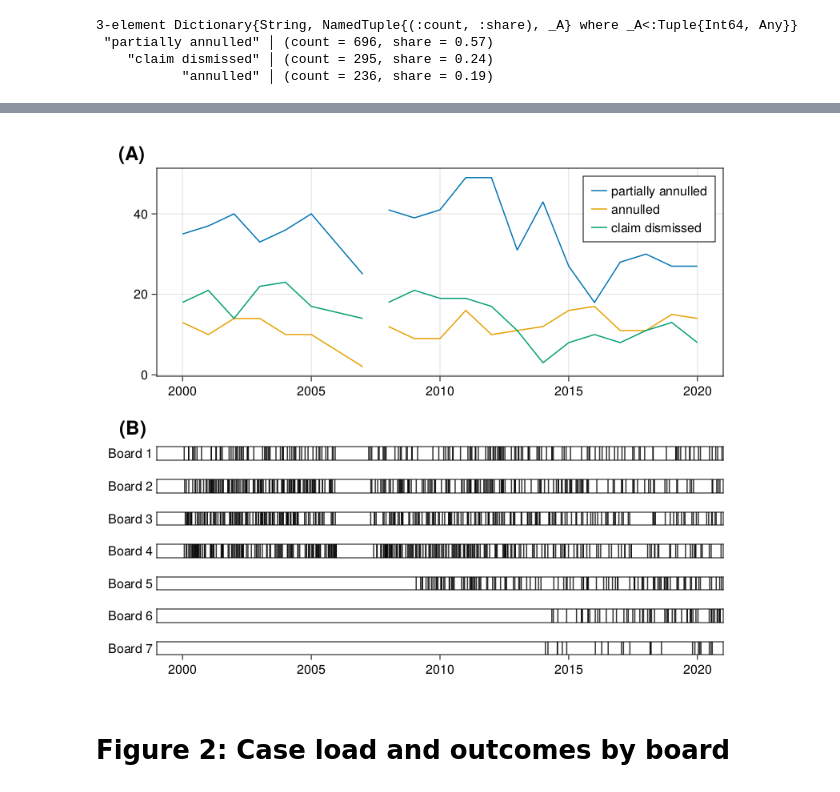
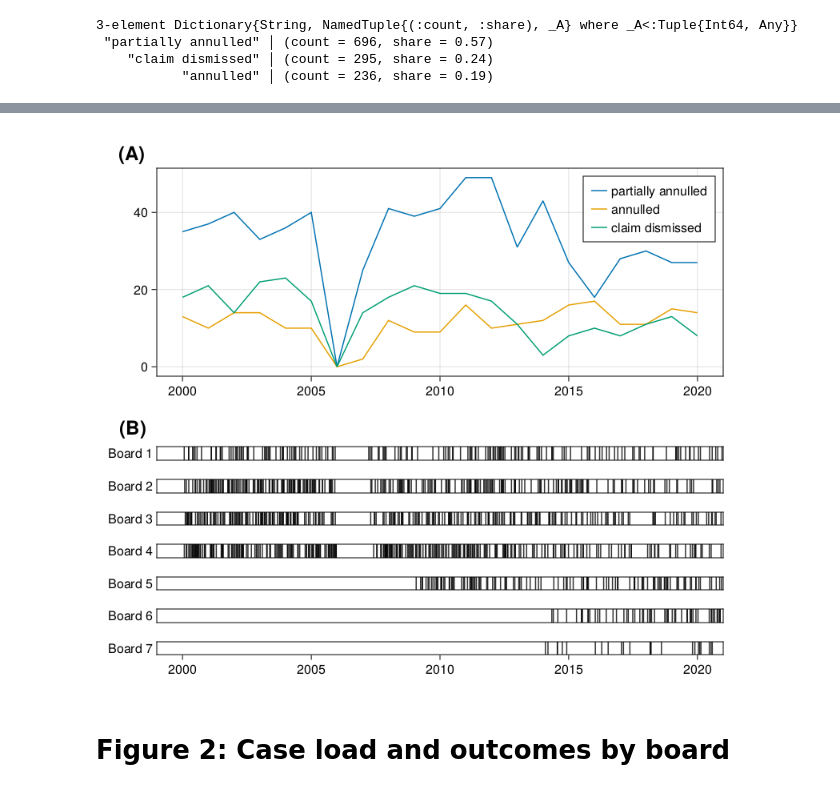
Before and after one commit to jfb-h/unified-judicial-decisions-analysis, a Jupyter notebook: scripts/final-results/descriptive-results.ipynb, the cells around one changed output, grey strips where cells are left out. Drawn from its saved outputs; the diff is of its cells as text; code cells hidden in the pictures.

```diff
--- a/scripts/final-results/descriptive-results.ipynb
+++ b/scripts/final-results/descriptive-results.ipynb
@@ -56,0 +53,4 @@ plot_dates! (generic function with 2 methods)
+# %%
+using Dates
+d = map(length, group(Dates.year ∘ date, decisions))
+collect(d)
@@ -57,41 +75,39 @@ plot_dates! (generic function with 2 methods)
 # %%
-let df = DataFrame(year=Dates.year.(date.(decisions)), outcome=(label ∘ outcome).(decisions))
-    df = combine(groupby(df, [:year, :outcome]), nrow => :count)
+let fig = Figure(resolution=(800, 700))
+    gl1 = fig[1,1] = GridLayout()
+    gl2 = fig[2,1] = GridLayout()
 
     order = ["partially annulled", "annulled", "claim dismissed"]
-    append!(df, DataFrame(year=fill(2007, 3), outcome=order, count=fill(NaN, 3)); promote=true)
-    sort!(df, :year)
-
-    fig = Figure(resolution=(800, 700))
-    gl1 = fig[1,1] = GridLayout()
-    gl2 = fig[2,1] = GridLayout()
 
     # lineplot
     Label(gl1[1,1, TopLeft()]; text="(A)", fontsize=24, font=:bold, padding=(0,15,5,0))
     ax1 = Axis(gl1[1,1])
 
-    for outcome in order
-        dat = @rsubset df :outcome == outcome
-        lines!(ax1, dat.year, dat.count; label=outcome)
+    for o in order
+        d = map(group(Dates.year ∘ date, decisions)) do ds
+            float(count(==(o), (label ∘ outcome).(ds)))
+        end
+        sortkeys!(insert!(d, 2006, 0))
+        lines!(ax1, collect(keys(d)), collect(d); label=o)
     end
 
     axislegend(ax1)
 
     # events
     Label(gl2[1,1, TopLeft()]; text="(B)", fontsize=24, font=:bold, padding=(0,0,10,0))
 
     boards = 1:7
     for (i, board) in enumerate(boards)
         ax = Axis(gl2[i, 1]; xgridvisible=false)
         ds = decisions_from_board(decisions, board)
         plot_dates!(ax, date.(ds), board)
         xlims!(ax, datetime2rata.((Date(1999), Date(2021))))
         i != length(boards) && hidexdecorations!(ax)
     end
 
     fig
 end
 # %% [output]
-[figure, old version]
+[figure, new version]
 # %% [markdown]
 # Figure 2: Case load and outcomes by board
```
Also changed, not shown: parts of 9 cells of this notebook, 12 other files.
